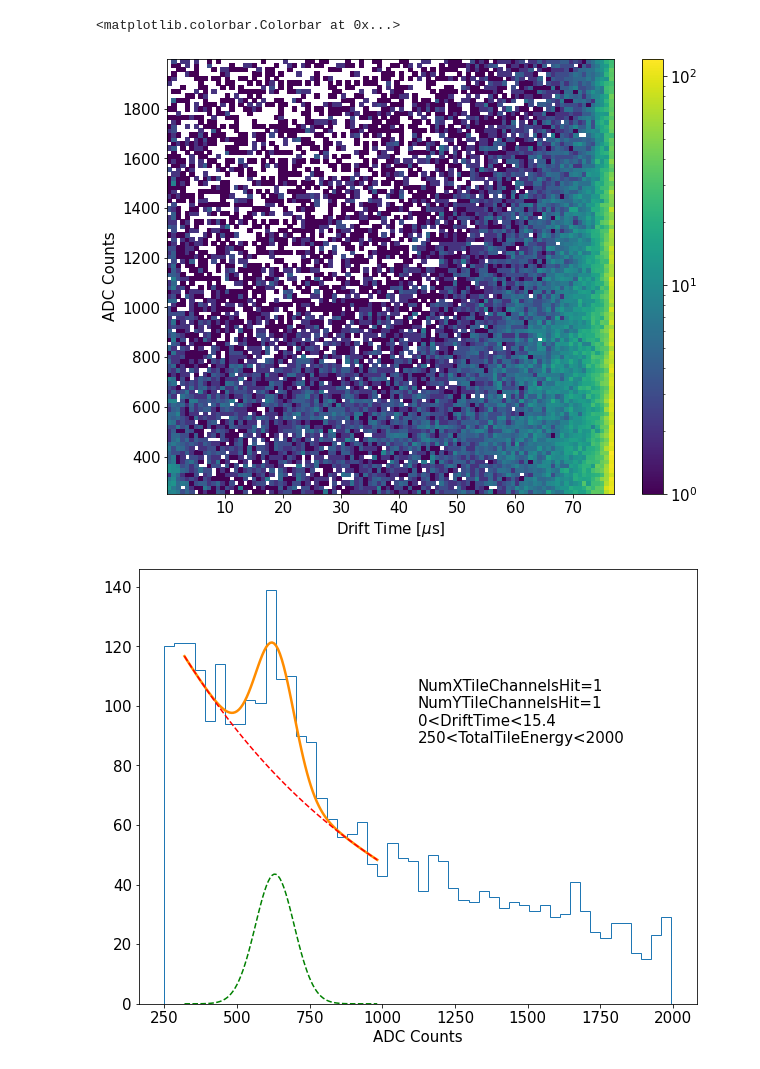
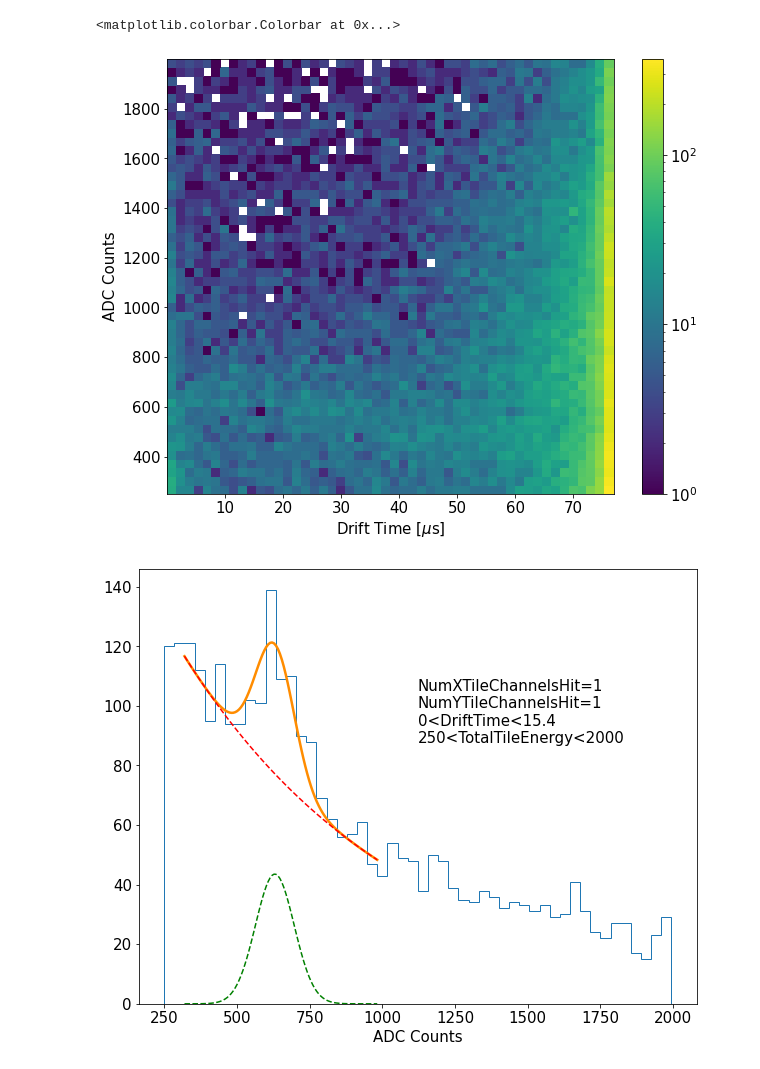
Before and after one commit to jdalmasson88/LXe_notebooks, a Jupyter notebook: alpha_electron_lifetime.ipynb, the cells around one changed output. Drawn from its saved outputs; the diff is of its cells as text; code cells hidden in the pictures.

```diff
--- a/alpha_electron_lifetime.ipynb
+++ b/alpha_electron_lifetime.ipynb
@@ -44,17 +44,17 @@ TotalTileEnergy
 # %%
 cut_array = ['DriftTime>0', 'DriftTime<77',\
             'TotalTileEnergy>250', 'TotalTileEnergy<2000',\
             'NumXTileChannelsHit==1','NumYTileChannelsHit==1']
 derived_dict = {'DriftTime':DriftTime}
 cut = Cut(cut_array,df,derived_dict)
 mask = cut.mask
-plt.hist2d(DriftTime.loc[mask], df['TotalTileEnergy'].loc[mask], bins=100, norm=LogNorm())
+plt.hist2d(DriftTime.loc[mask], df['TotalTileEnergy'].loc[mask], bins=50, norm=LogNorm())
 plt.xlabel('Drift Time [$\mu$s]')
 plt.ylabel('ADC Counts')
 plt.colorbar()
 # %% [output]
 <matplotlib.colorbar.Colorbar at 0x...>
-[figure, old version]
+[figure, new version]
 # %%
 def fit_function(x, A, beta, B, mu, sigma):
     return (A * np.exp(-x/beta) +\
```
Also changed, not shown: parts of 1 cell of this notebook, 7 other files.
